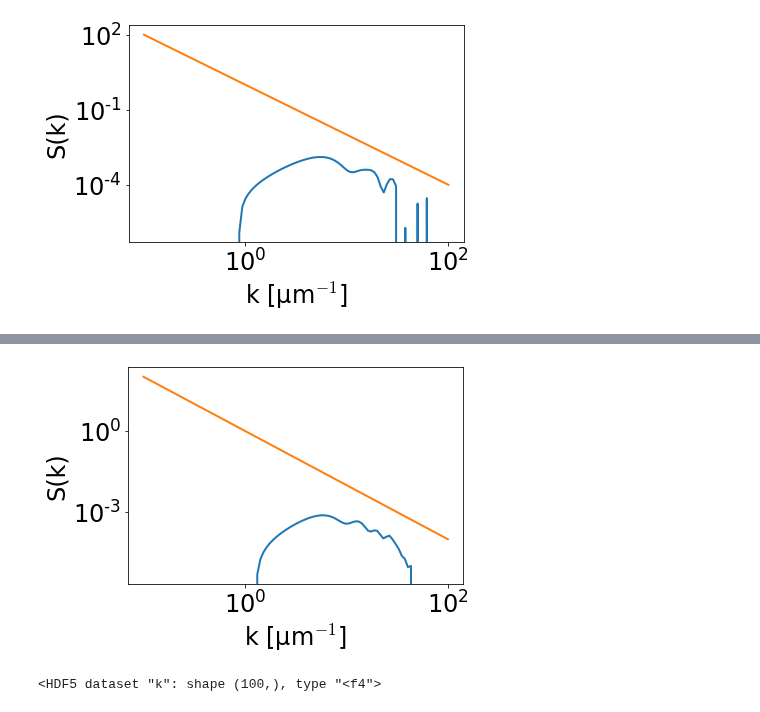
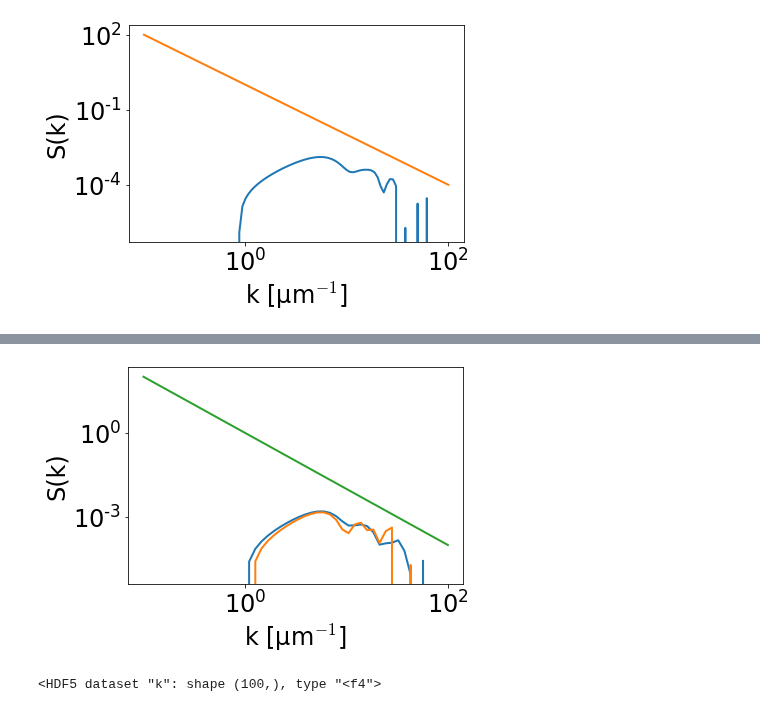
Before and after one commit to flatironinstitute/aLENS_analysis, a Jupyter notebook: notebooks/spindle/01b-iso_nematic_testing_rusty.ipynb, the cells around one changed output, grey strips where cells are left out. Cells and saved outputs as stored; diff of their text form; code cells hidden in the pictures.

```diff
--- a/notebooks/spindle/01b-iso_nematic_testing_rusty.ipynb
+++ b/notebooks/spindle/01b-iso_nematic_testing_rusty.ipynb
@@ -390,13 +457,13 @@ Sz_avg /= n_time_points
 # %%
-# _ = plt.loglog(tkx_arr[:,0].cpu(), Sx_avg)
+_ = plt.loglog(tkx_arr[:, 0].cpu(), Sx_avg)
 # _ = plt.loglog(tky_arr[:,1].cpu(), Sy_avg)
-# _ = plt.loglog(tkz_arr[:,2].cpu(), Sz_avg)
-_ = plt.loglog(tkx_arr[:,0].cpu(), (Sx_avg + Sy_avg + Sz_avg)/3.)
-_ = plt.loglog(tkx_arr[:,0].cpu(), (1./tkx_arr[:,0]**2).cpu())
+_ = plt.loglog(tkz_arr[:, 2].cpu(), Sz_avg)
+# _ = plt.loglog(tkx_arr[:,0].cpu(), (Sx_avg + Sy_avg + Sz_avg)/3.)
+_ = plt.loglog(tkx_arr[:, 0].cpu(), (1.0 / tkx_arr[:, 0] ** 2).cpu())
 
-_ = plt.xlabel('k [μm$^{-1}$]')
-_ = plt.ylabel('S(k)')
+_ = plt.xlabel("k [μm$^{-1}$]")
+_ = plt.ylabel("S(k)")
 # %% [output]
-[figure, old version]
+[figure, new version]
 # %%
 # Save data as hdf5 file
```
Also changed, not shown: parts of 20 cells of this notebook, 3 other files.
